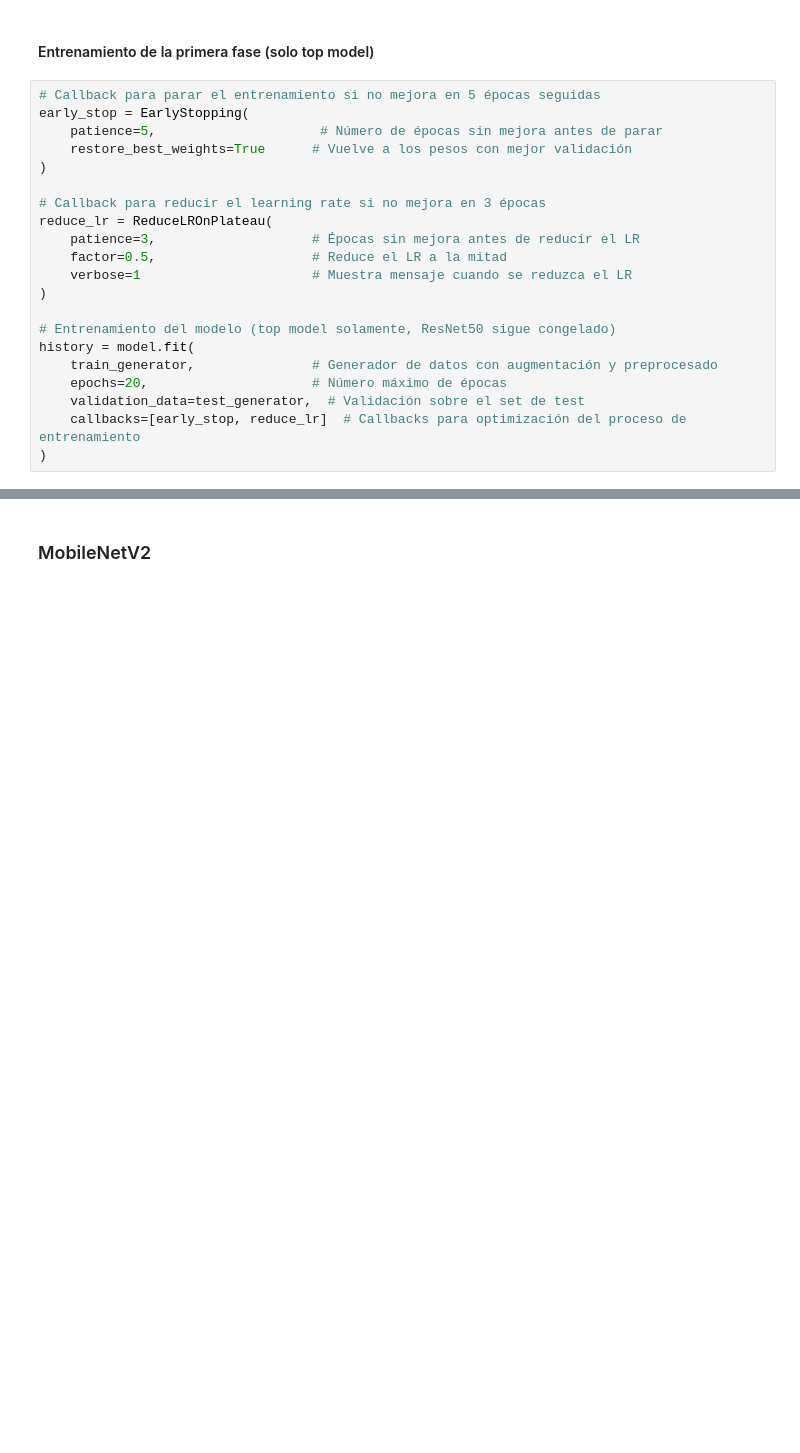
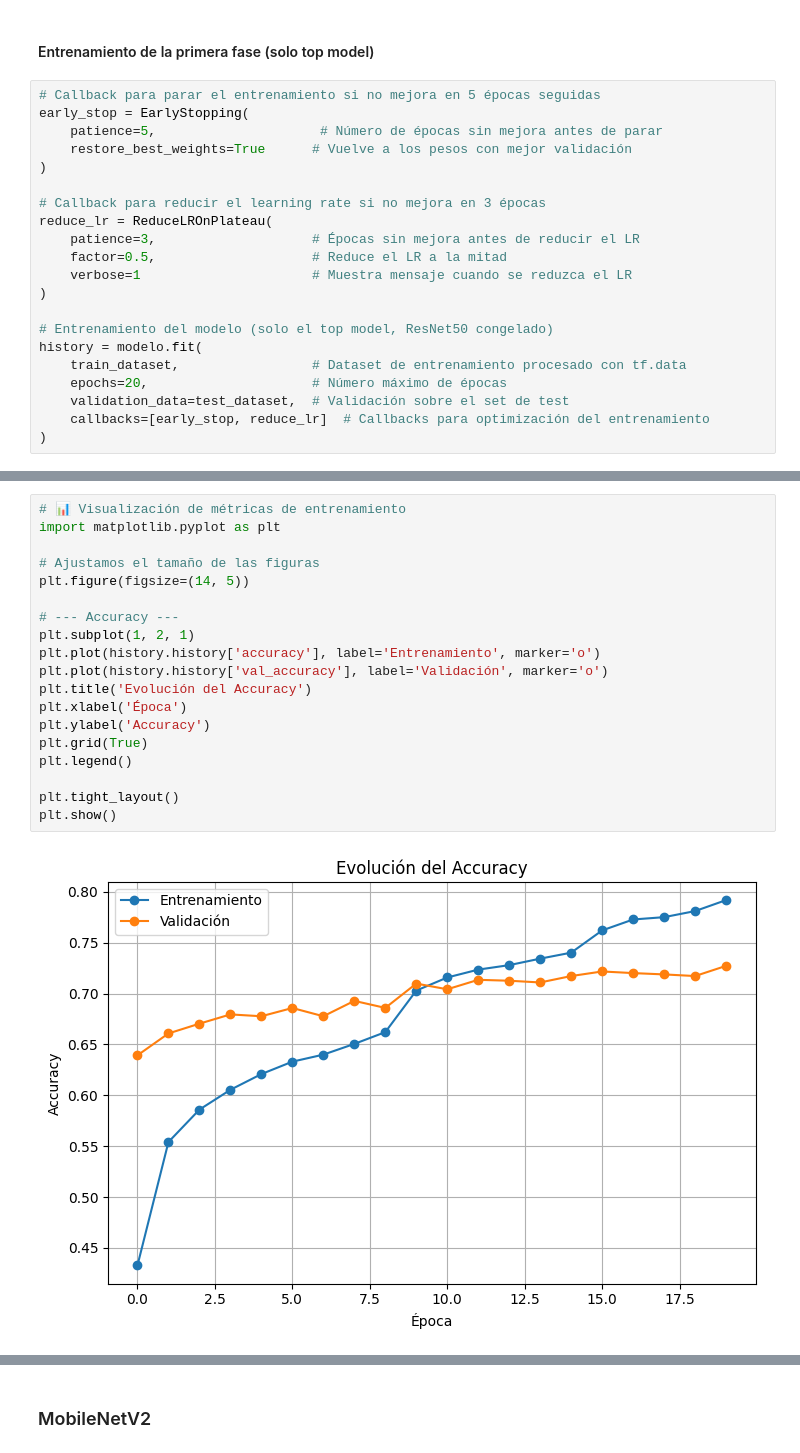
Before and after one commit to rcastillordgz/Entregable-4-Nuclio-DL, a Jupyter notebook: DSC0924ESP_Actividad_DL_Grupo_XX_COMPLETO.ipynb, the cells around one changed output, grey strips where cells are left out. Drawn from its saved outputs; the diff is of its cells as text; blank space fills up the shorter version.

```diff
--- a/DSC0924ESP_Actividad_DL_Grupo_XX_COMPLETO.ipynb
+++ b/DSC0924ESP_Actividad_DL_Grupo_XX_COMPLETO.ipynb
@@ -175,10 +198,10 @@ reduce_lr = ReduceLROnPlateau(
     verbose=1                      # Muestra mensaje cuando se reduzca el LR
 )
 
-# Entrenamiento del modelo (top model solamente, ResNet50 sigue congelado)
-history = model.fit(
-    train_generator,               # Generador de datos con augmentación y preprocesado
+# Entrenamiento del modelo (solo el top model, ResNet50 congelado)
+history = modelo.fit(
+    train_dataset,                 # Dataset de entrenamiento procesado con tf.data
     epochs=20,                     # Número máximo de épocas
-    validation_data=test_generator,  # Validación sobre el set de test
-    callbacks=[early_stop, reduce_lr]  # Callbacks para optimización del proceso de entrenamiento
+    validation_data=test_dataset,  # Validación sobre el set de test
+    callbacks=[early_stop, reduce_lr]  # Callbacks para optimización del entrenamiento
 )
@@ -184,0 +230,21 @@ history = model.fit(
+# %%
+# 📊 Visualización de métricas de entrenamiento
+import matplotlib.pyplot as plt
+
+# Ajustamos el tamaño de las figuras
+plt.figure(figsize=(14, 5))
+
+# --- Accuracy ---
+plt.subplot(1, 2, 1)
+plt.plot(history.history['accuracy'], label='Entrenamiento', marker='o')
+plt.plot(history.history['val_accuracy'], label='Validación', marker='o')
+plt.title('Evolución del Accuracy')
+plt.xlabel('Época')
+plt.ylabel('Accuracy')
+plt.grid(True)
+plt.legend()
+
+plt.tight_layout()
+plt.show()
+# %% [output]
+[figure, added]
```
Also changed, not shown: parts of 12 cells of this notebook.
